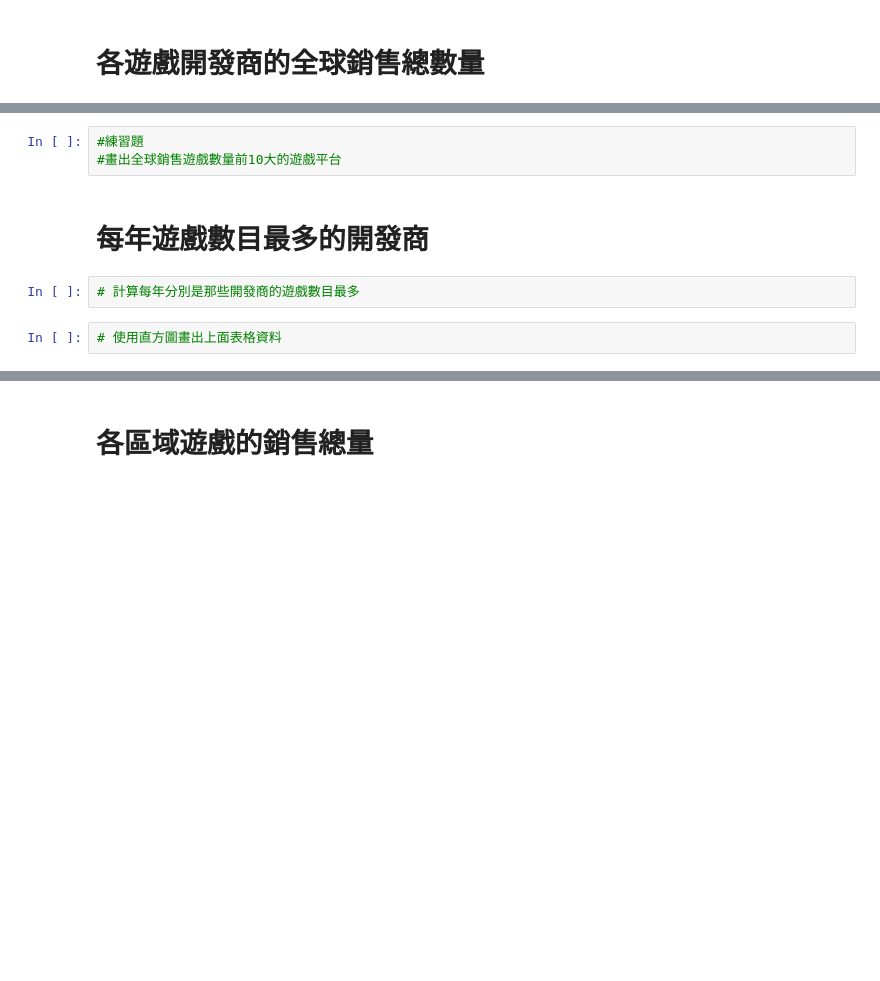
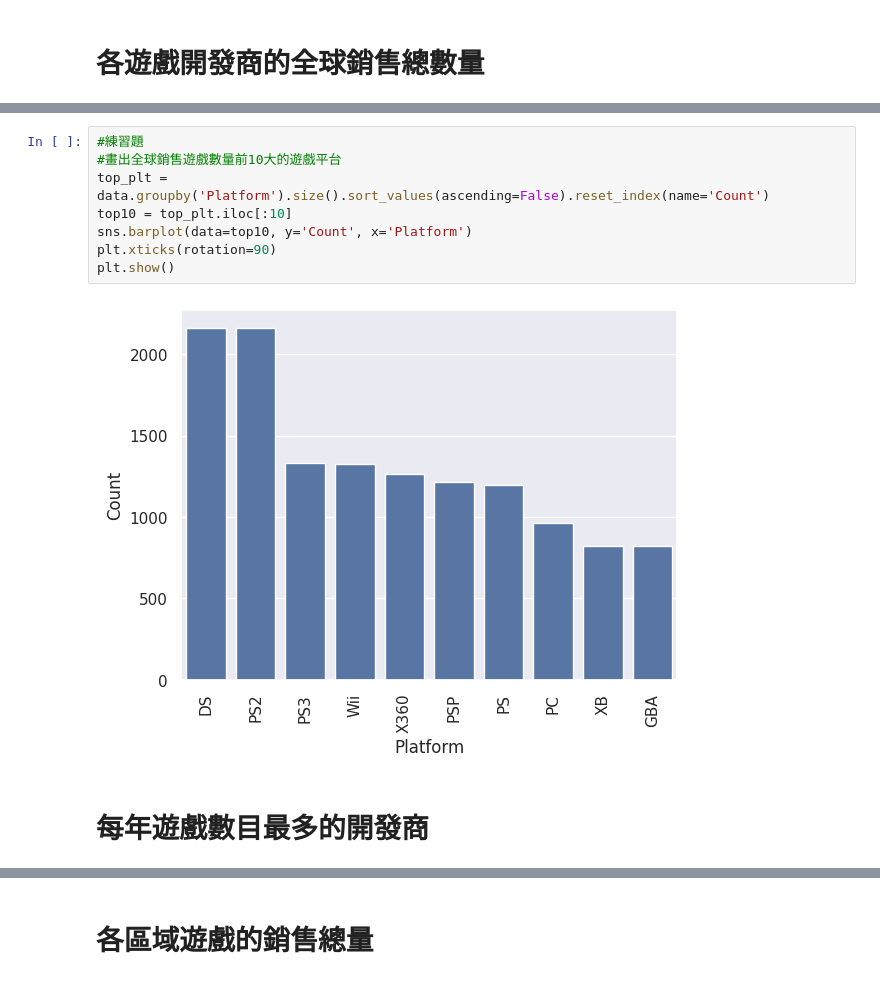
Before and after one commit to Yiting916/data_analysis, a Jupyter notebook: 05-02.LAB_VideoGameSales.ipynb, the cells around one changed output, grey strips where cells are left out. Cells and saved outputs as stored; diff of their text form; blank space fills up the shorter version.

```diff
--- a/05-02.LAB_VideoGameSales.ipynb
+++ b/05-02.LAB_VideoGameSales.ipynb
@@ -1109,9 +1146,12 @@ plt.show()
-# %%
-#練習題
-#畫出全球銷售遊戲數量前10大的遊戲平台
+# %%
+#練習題
+#畫出全球銷售遊戲數量前10大的遊戲平台
+top_plt = data.groupby('Platform').size().sort_values(ascending=False).reset_index(name='Count')
+top10 = top_plt.iloc[:10]
+sns.barplot(data=top10, y='Count', x='Platform')
+plt.xticks(rotation=90)
+plt.show()
+# %% [output]
+[figure, added]
 # %% [markdown]
 # 每年遊戲數目最多的開發商
-# %%
-# 計算每年分別是那些開發商的遊戲數目最多
-# %%
-# 使用直方圖畫出上面表格資料
```
Also changed, not shown: parts of 18 cells of this notebook.
